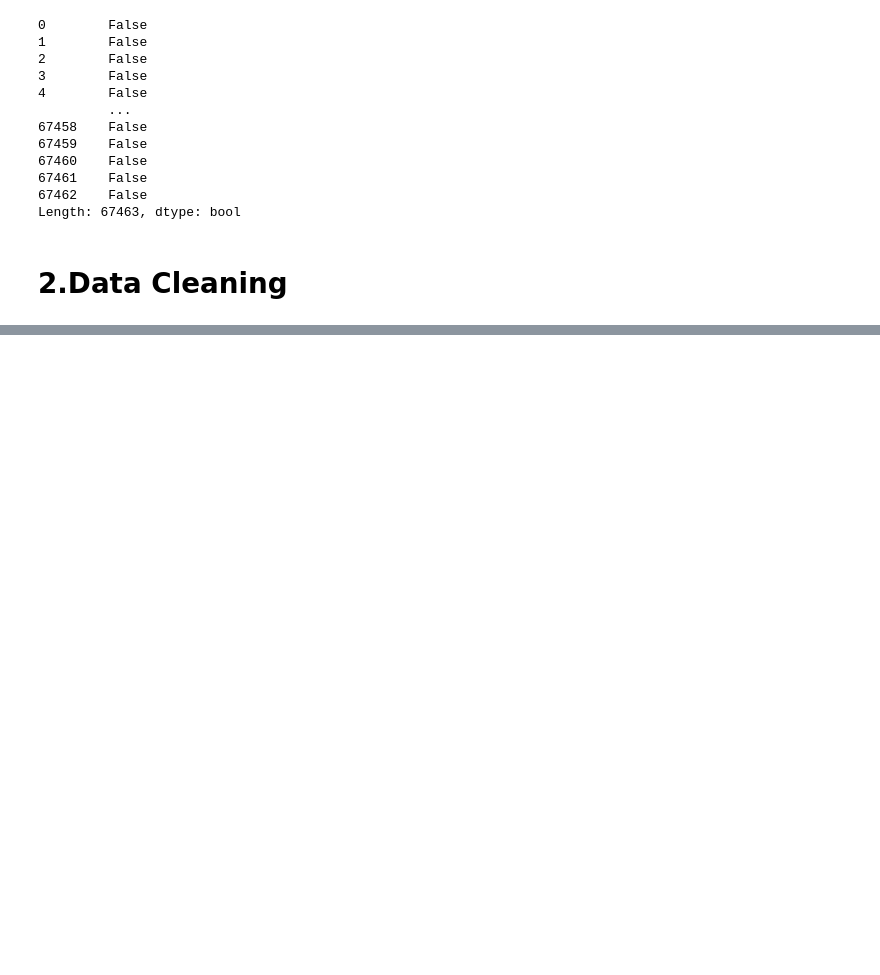
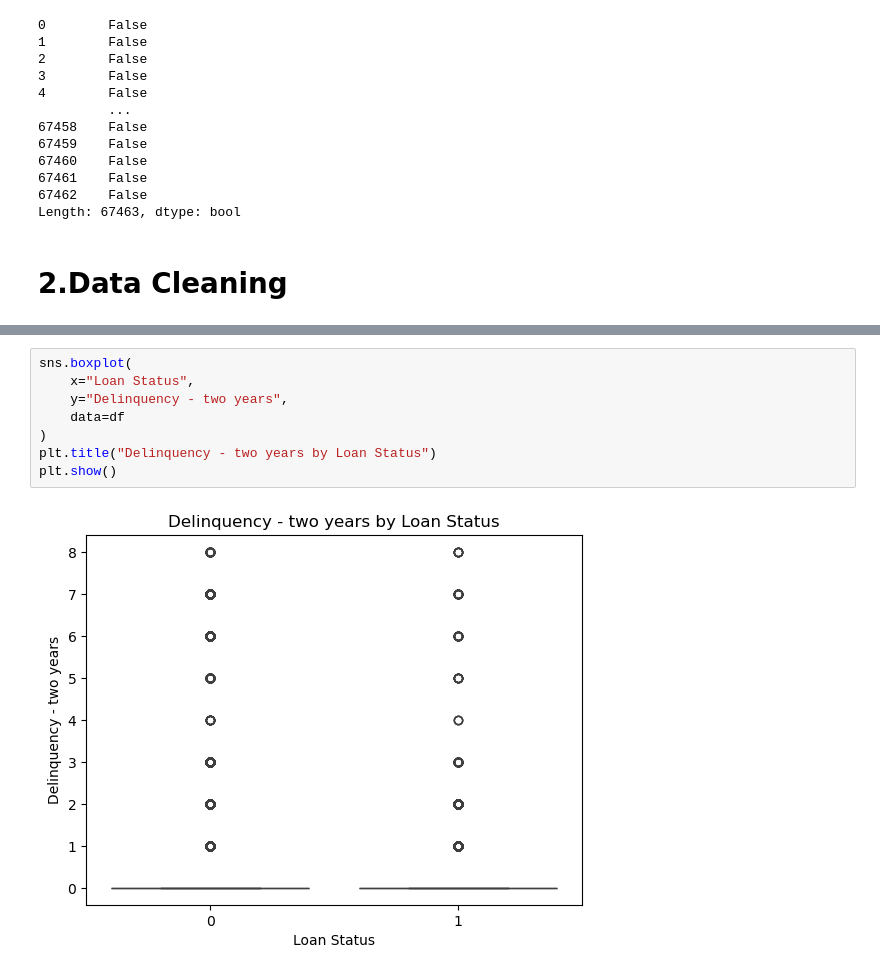
Before and after one commit to Dilen-dev/Loan-default-analysis, a Jupyter notebook: Loan Default.ipynb, the cells around one changed output, grey strips where cells are left out. Cells and saved outputs as stored; diff of their text form; blank space fills up the shorter version.

```diff
--- a/Loan Default.ipynb
+++ b/Loan Default.ipynb
@@ -138,0 +313,10 @@ memory usage: 17.8+ MB
+# %%
+sns.boxplot(
+    x="Loan Status",
+    y="Delinquency - two years",
+    data=df
+)
+plt.title("Delinquency - two years by Loan Status")
+plt.show()
+# %% [output]
+[figure, added]
```
Also changed, not shown: parts of 49 cells of this notebook.
